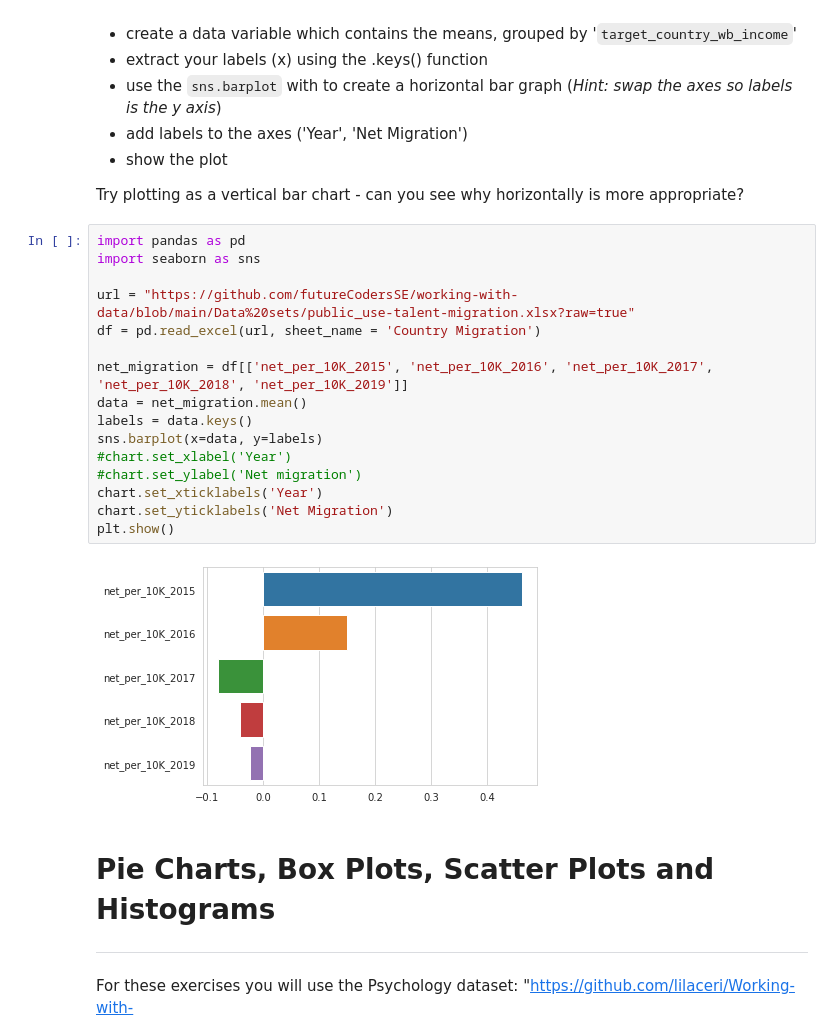
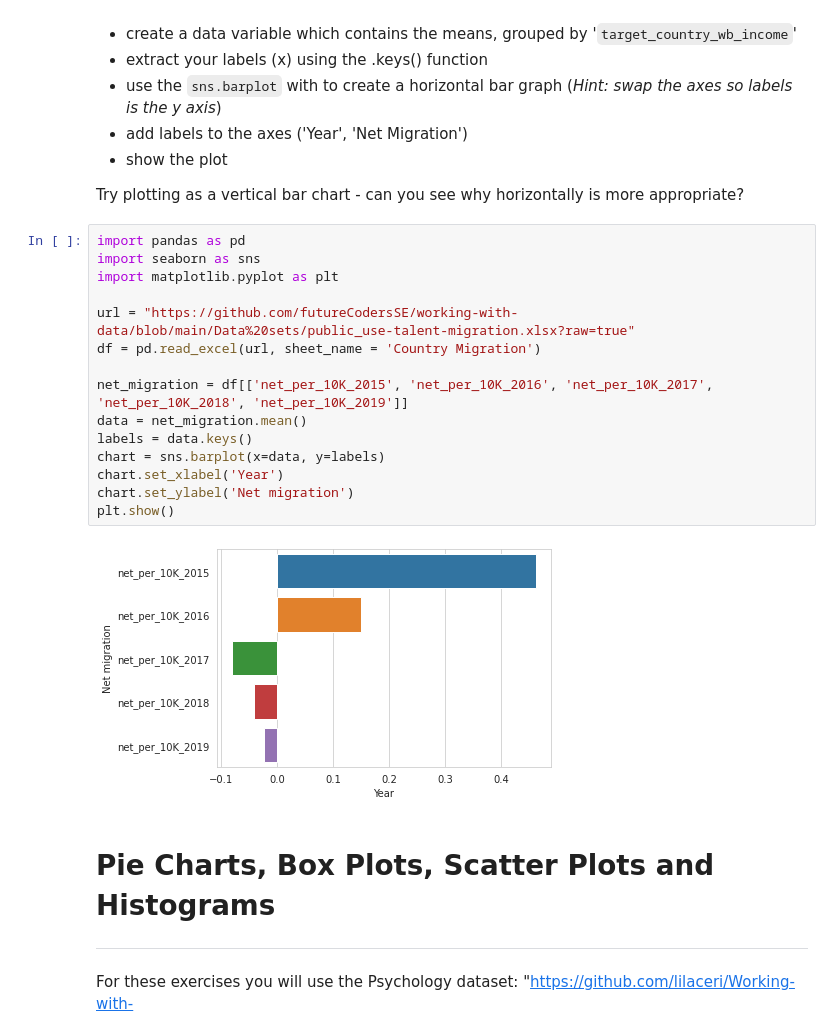
Before and after one commit to fancifulghost/Lorna, a Jupyter notebook: Copy_of_7_2_Visualisation_with_Seaborn.ipynb, the cells around one changed output. Drawn from its saved outputs; the diff is of its cells as text.

```diff
--- a/Copy_of_7_2_Visualisation_with_Seaborn.ipynb
+++ b/Copy_of_7_2_Visualisation_with_Seaborn.ipynb
@@ -139,21 +139,20 @@ Try plotting as a vertical bar chart - can you see why horizontally is more appr
 # %%
 import pandas as pd
 import seaborn as sns
+import matplotlib.pyplot as plt
 
 url = "https://github.com/futureCodersSE/working-with-data/blob/main/Data%20sets/public_use-talent-migration.xlsx?raw=true"
 df = pd.read_excel(url, sheet_name = 'Country Migration')
 
 net_migration = df[['net_per_10K_2015', 'net_per_10K_2016', 'net_per_10K_2017', 'net_per_10K_2018', 'net_per_10K_2019']]
 data = net_migration.mean()
 labels = data.keys()
-sns.barplot(x=data, y=labels)
-#chart.set_xlabel('Year')
-#chart.set_ylabel('Net migration')
-chart.set_xticklabels('Year')
-chart.set_yticklabels('Net Migration')
+chart = sns.barplot(x=data, y=labels)
+chart.set_xlabel('Year')
+chart.set_ylabel('Net migration')
 plt.show()
 # %% [output]
-[figure, old version]
+[figure, new version]
 # %% [markdown]
 # Pie Charts, Box Plots, Scatter Plots and Histograms
 ---
```
Also changed, not shown: parts of 2 cells of this notebook.
